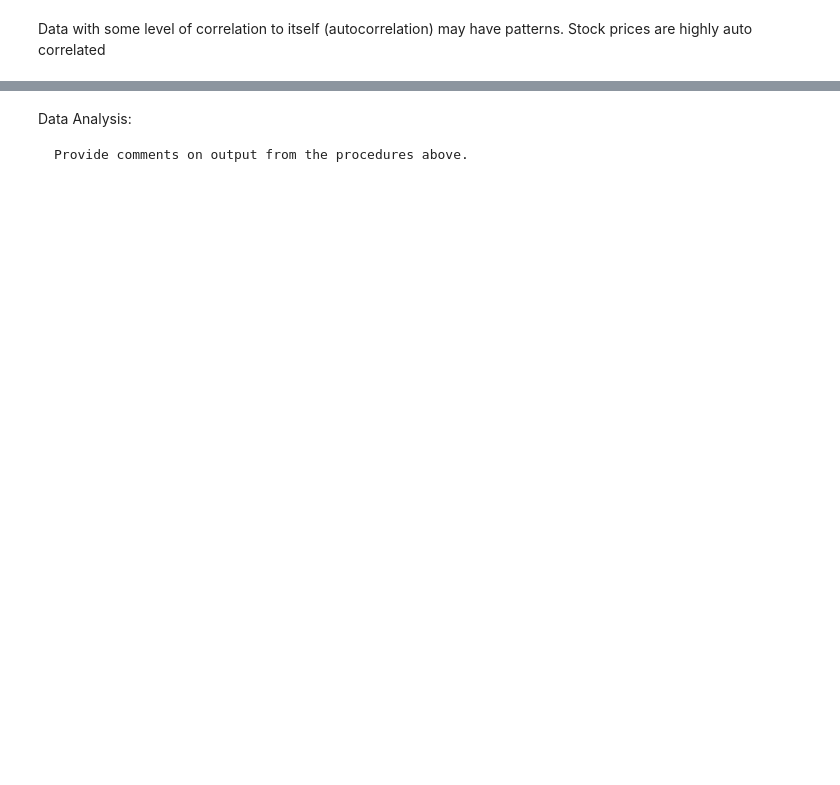
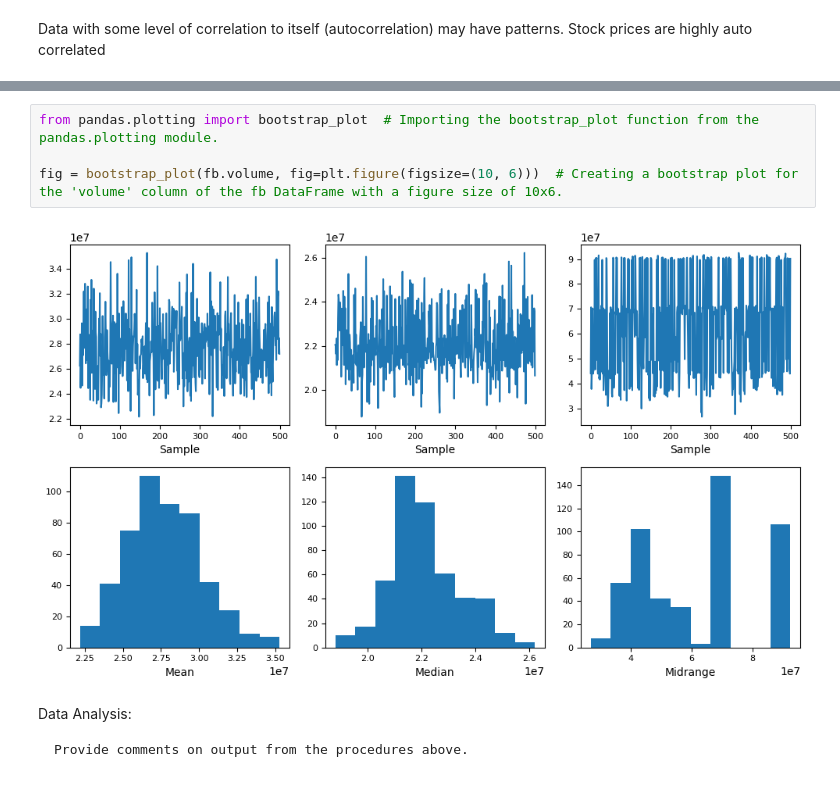
Before and after one commit to johnadornado/CPE-311, a Jupyter notebook: Hands_on_Activity_9_1.ipynb, the cells around one changed output, grey strips where cells are left out. Cells and saved outputs as stored; diff of their text form; blank space fills up the shorter version.

```diff
--- a/Hands_on_Activity_9_1.ipynb
+++ b/Hands_on_Activity_9_1.ipynb
@@ -676,3 +837,9 @@ lag_plot(fb.close)
+# %%
+from pandas.plotting import bootstrap_plot  # Importing the bootstrap_plot function from the pandas.plotting module.
+
+fig = bootstrap_plot(fb.volume, fig=plt.figure(figsize=(10, 6)))  # Creating a bootstrap plot for the 'volume' column of the fb DataFrame with a figure size of 10x6.
+# %% [output]
+[figure, added]
 # %% [markdown]
 Data Analysis:
 
```
Also changed, not shown: parts of 81 cells of this notebook.
